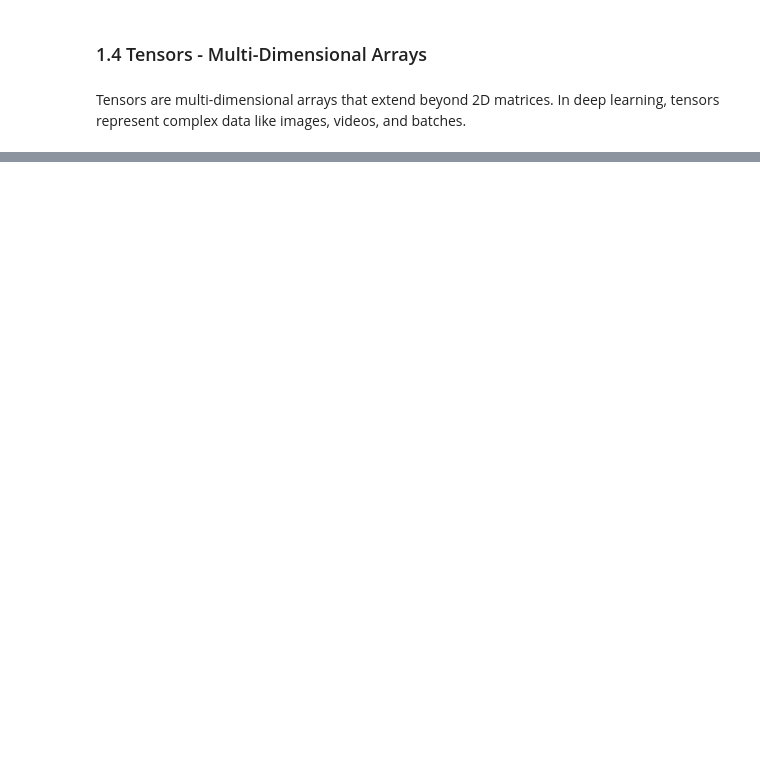
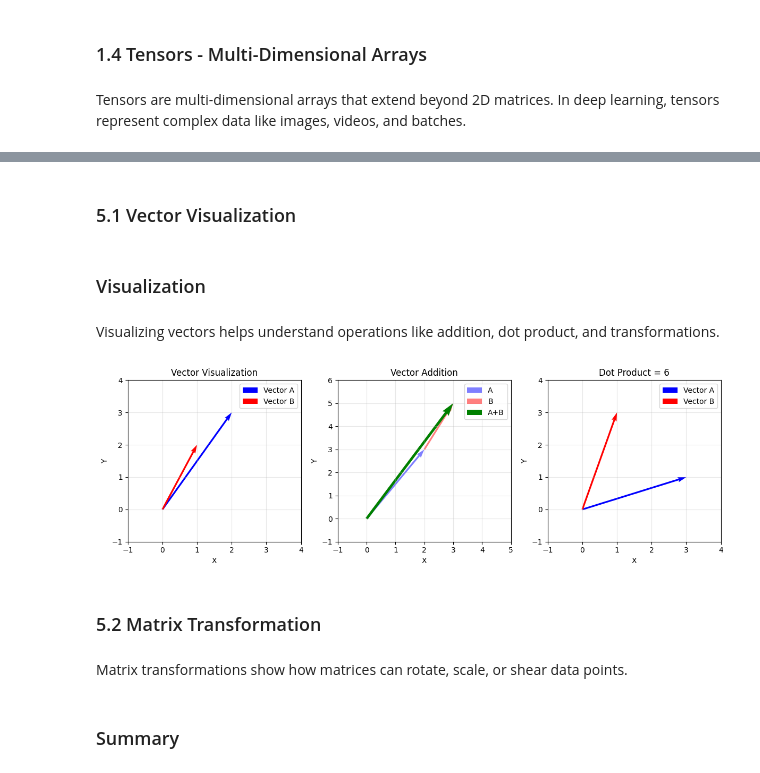
Before and after one commit to Sara12-2/AI-ML-Engineering-Revision-Journey, a Jupyter notebook: Module 2(Mathematics)/Day 1/Linear_Algebra.ipynb, the cells around one changed output, grey strips where cells are left out. Drawn from its saved outputs; the diff is of its cells as text; code cells hidden in the pictures; blank space fills up the shorter version.

```diff
--- a/Module 2(Mathematics)/Day 1/Linear_Algebra.ipynb
+++ b/Module 2(Mathematics)/Day 1/Linear_Algebra.ipynb
@@ -86,0 +628,64 @@ print(f"Shape: {video_batch.shape}")
+# %% [markdown]
+### 5.1 Vector Visualization
+# %% [markdown]
+### Visualization
+# %% [markdown]
+
+
+
+Visualizing vectors helps understand operations like addition, dot product, and transformations.
+# %%
+import matplotlib.pyplot as plt
+
+# Vector visualization
+v1 = np.array([2, 3])
+v2 = np.array([1, 2])
+
+plt.figure(figsize=(12, 4))
+
+# Plot 1: Vector representation
+plt.subplot(1, 3, 1)
+plt.quiver(0, 0, v1[0], v1[1], angles='xy', scale_units='xy', scale=1, color='blue', width=0.01)
+plt.quiver(0, 0, v2[0], v2[1], angles='xy', scale_units='xy', scale=1, color='red', width=0.01)
+plt.xlim(-1, 4)
+plt.ylim(-1, 4)
+plt.grid(True, alpha=0.3)
+plt.title('Vector Visualization')
+plt.xlabel('X'); plt.ylabel('Y')
+plt.legend(['Vector A', 'Vector B'])
+
+# Vector addition
+v_sum = v1 + v2
+plt.subplot(1, 3, 2)
+plt.quiver(0, 0, v1[0], v1[1], angles='xy', scale_units='xy', scale=1, color='blue', width=0.01, alpha=0.5)
+plt.quiver(v1[0], v1[1], v2[0], v2[1], angles='xy', scale_units='xy', scale=1, color='red', width=0.01, alpha=0.5)
+plt.quiver(0, 0, v_sum[0], v_sum[1], angles='xy', scale_units='xy', scale=1, color='green', width=0.015)
+plt.xlim(-1, 5)
+plt.ylim(-1, 6)
+plt.grid(True, alpha=0.3)
+plt.title('Vector Addition')
+plt.xlabel('X'); plt.ylabel('Y')
+plt.legend(['A', 'B', 'A+B'])
+
+# Dot product visualization
+plt.subplot(1, 3, 3)
+v1 = np.array([3, 1])
+v2 = np.array([1, 3])
+plt.quiver(0, 0, v1[0], v1[1], angles='xy', scale_units='xy', scale=1, color='blue', width=0.01)
+plt.quiver(0, 0, v2[0], v2[1], angles='xy', scale_units='xy', scale=1, color='red', width=0.01)
+plt.xlim(-1, 4)
+plt.ylim(-1, 4)
+plt.grid(True, alpha=0.3)
+plt.title(f'Dot Product = {np.dot(v1, v2)}')
+plt.xlabel('X'); plt.ylabel('Y')
+plt.legend(['Vector A', 'Vector B'])
+
+plt.tight_layout()
+plt.show()
+# %% [output]
+[figure, added]
+# %% [markdown]
+### 5.2 Matrix Transformation
+# %% [markdown]
+
+Matrix transformations show how matrices can rotate, scale, or shear data points.
@@ -86,0 +722,2 @@ print(f"Shape: {video_batch.shape}")
+# %% [markdown]
+### Summary
```
Also changed, not shown: parts of 56 cells of this notebook.
